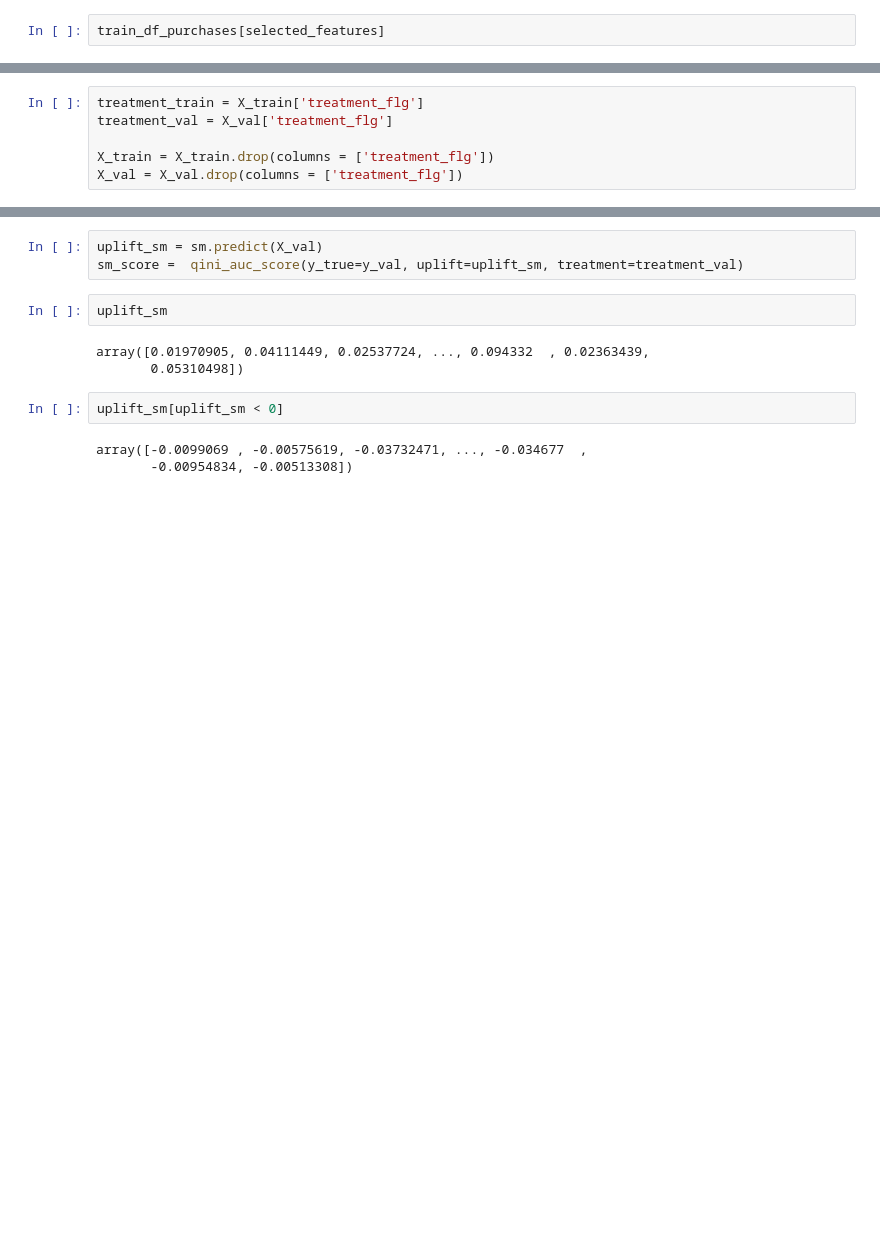
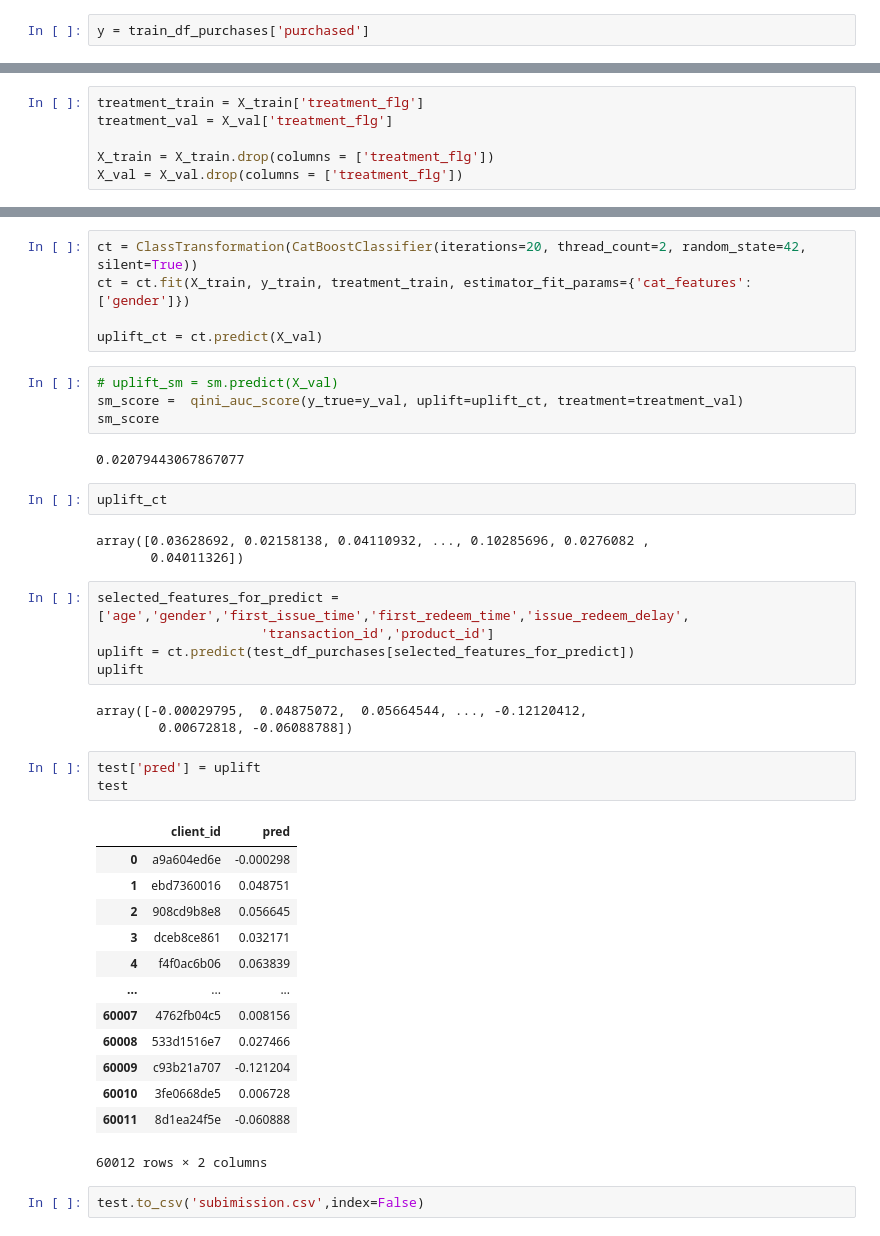
Before and after one commit to jokkojja/steps_in_data, a Jupyter notebook: try_to_CFK_predict.ipynb, the cells around one changed output, grey strips where cells are left out. Cells and saved outputs as stored; diff of their text form; blank space fills up the shorter version.

```diff
--- a/try_to_CFK_predict.ipynb
+++ b/try_to_CFK_predict.ipynb
@@ -253,3 +289,3 @@ selected_features = ['age','gender','first_issue_time','first_redeem_time','issu
 y = train_df_purchases['purchased']
 # %%
-train_df_purchases[selected_features]
+y = train_df_purchases['purchased']
@@ -331,13 +354,43 @@ X_val
+# %%
+ct = ClassTransformation(CatBoostClassifier(iterations=20, thread_count=2, random_state=42, silent=True))
+ct = ct.fit(X_train, y_train, treatment_train, estimator_fit_params={'cat_features': ['gender']})
+
+uplift_ct = ct.predict(X_val)
 # %%
-uplift_sm = sm.predict(X_val)
-sm_score =  qini_auc_score(y_true=y_val, uplift=uplift_sm, treatment=treatment_val)
+# uplift_sm = sm.predict(X_val)
+sm_score =  qini_auc_score(y_true=y_val, uplift=uplift_ct, treatment=treatment_val)
+sm_score
+# %% [output]
+0.02079443067867077
 # %%
-uplift_sm
+uplift_ct
 # %% [output]
-array([0.01970905, 0.04111449, 0.02537724, ..., 0.094332  , 0.02363439,
-       0.05310498])
+array([0.03628692, 0.02158138, 0.04110932, ..., 0.10285696, 0.0276082 ,
+       0.04011326])
-# %%
-uplift_sm[uplift_sm < 0]
-# %% [output]
-array([-0.0099069 , -0.00575619, -0.03732471, ..., -0.034677  ,
-       -0.00954834, -0.00513308])
+# %%
+selected_features_for_predict = ['age','gender','first_issue_time','first_redeem_time','issue_redeem_delay',
+                     'transaction_id','product_id']
+uplift = ct.predict(test_df_purchases[selected_features_for_predict])
+uplift
+# %% [output]
+array([-0.00029795,  0.04875072,  0.05664544, ..., -0.12120412,
+        0.00672818, -0.06088788])
+# %%
+test['pred'] = uplift
+test
+# %% [output]
+|  | client_id | pred |
+| 0 | a9a604ed6e | -0.000298 |
+| 1 | ebd7360016 | 0.048751 |
+| 2 | 908cd9b8e8 | 0.056645 |
+| 3 | dceb8ce861 | 0.032171 |
+| 4 | f4f0ac6b06 | 0.063839 |
+| ... | ... | ... |
+| 60007 | 4762fb04c5 | 0.008156 |
+| 60008 | 533d1516e7 | 0.027466 |
+| 60009 | c93b21a707 | -0.121204 |
+| 60010 | 3fe0668de5 | 0.006728 |
+| 60011 | 8d1ea24f5e | -0.060888 |
+60012 rows × 2 columns
+# %%
+test.to_csv('subimission.csv',index=False)
```
Also changed, not shown: parts of 20 cells of this notebook.
